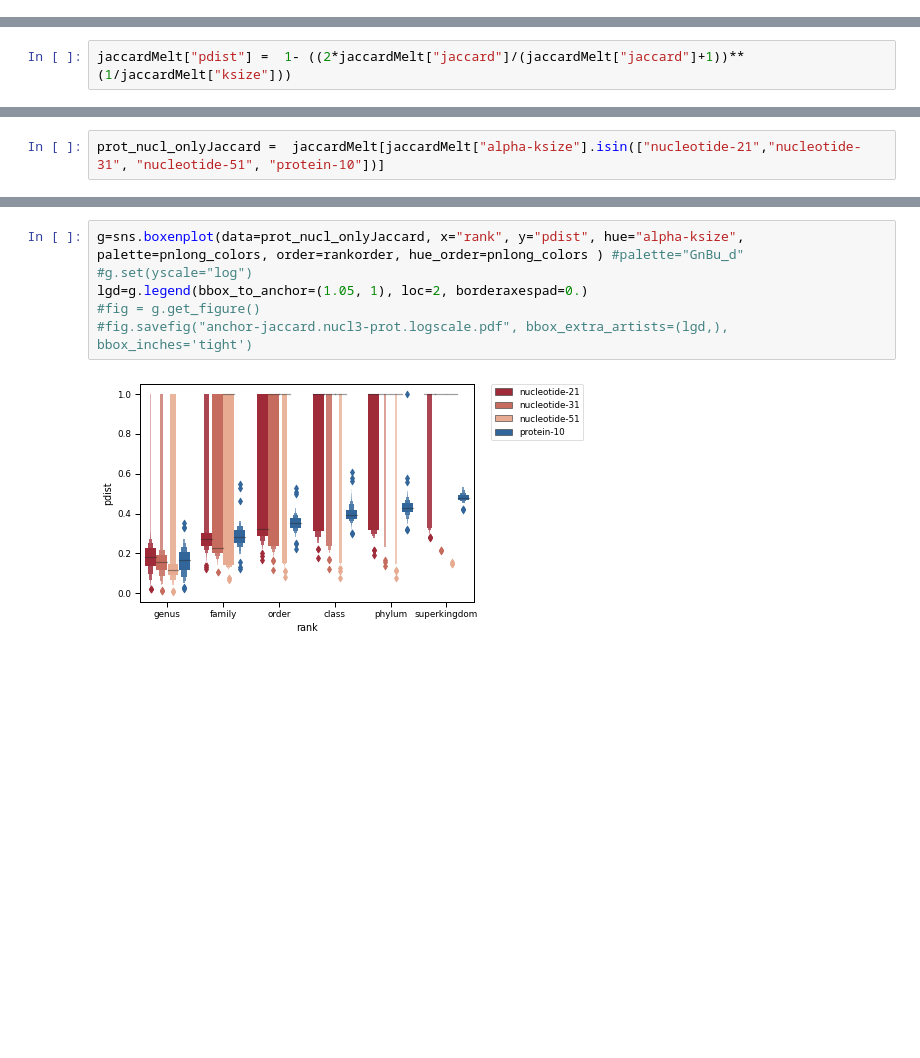
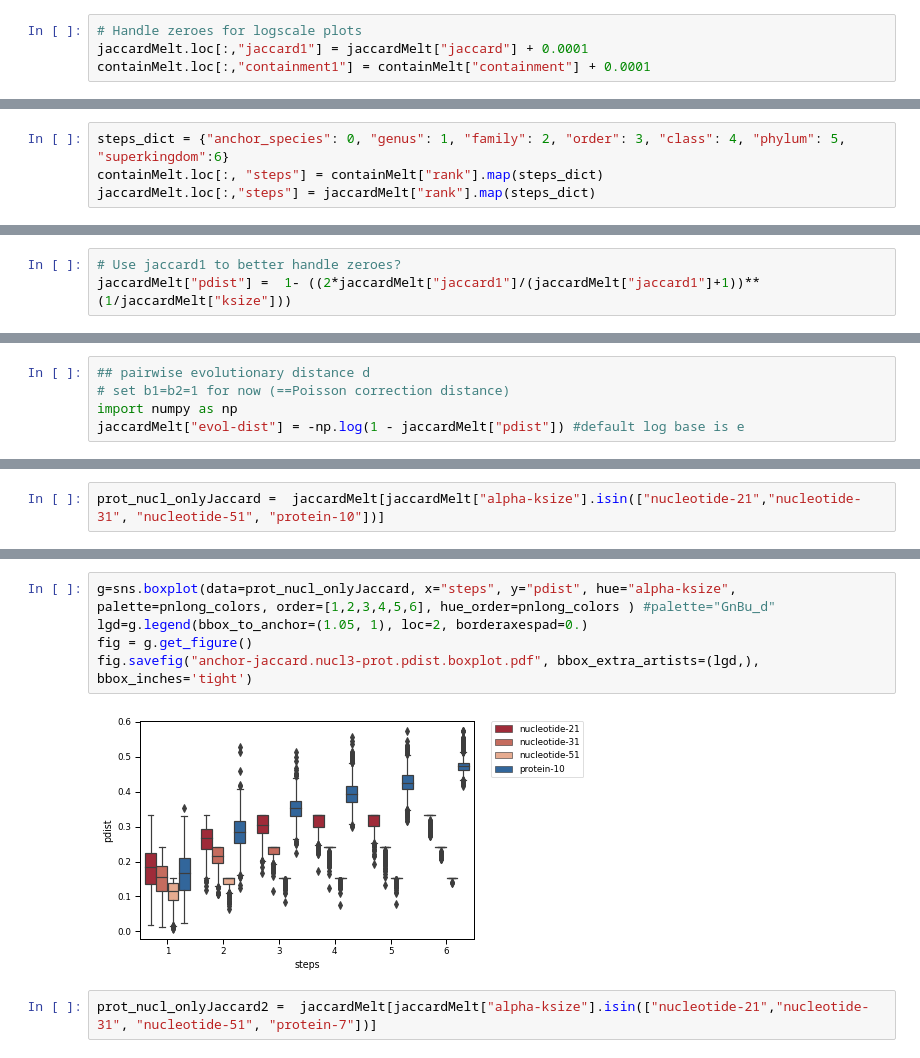
Before and after one commit to bluegenes/2020-dist-compare, a Jupyter notebook: notebooks/evolpaths-jaccard-and-contain.ipynb, the cells around one changed output, grey strips where cells are left out. Cells and saved outputs as stored; diff of their text form; blank space fills up the shorter version.

Commit message:
calc pairwise evol distance

```diff
--- a/notebooks/evolpaths-jaccard-and-contain.ipynb
+++ b/notebooks/evolpaths-jaccard-and-contain.ipynb
@@ -152,0 +172,4 @@ jaccardMelt=pd.melt(jaccardDF, id_vars=["evolpath", "ksize", "alphabet", "alpha-
+# %%
+# Handle zeroes for logscale plots
+jaccardMelt.loc[:,"jaccard1"] = jaccardMelt["jaccard"] + 0.0001
+containMelt.loc[:,"containment1"] = containMelt["containment"] + 0.0001
@@ -152,0 +192,4 @@ jaccardMelt=pd.melt(jaccardDF, id_vars=["evolpath", "ksize", "alphabet", "alpha-
+# %%
+steps_dict = {"anchor_species": 0, "genus": 1, "family": 2, "order": 3, "class": 4, "phylum": 5, "superkingdom":6}
+containMelt.loc[:, "steps"] = containMelt["rank"].map(steps_dict)
+jaccardMelt.loc[:,"steps"] = jaccardMelt["rank"].map(steps_dict)
@@ -308,4 +430,5 @@ p = 1 - ((2*jaccard/ jaccard + 1)^(1/ksize))
 jaccardMelt["jaccard"] = pd.to_numeric(jaccardMelt["jaccard"])
 jaccardMelt["ksize"] = pd.to_numeric(jaccardMelt["ksize"])
 # %%
-jaccardMelt["pdist"] =  1- ((2*jaccardMelt["jaccard"]/(jaccardMelt["jaccard"]+1))** (1/jaccardMelt["ksize"]))
+# Use jaccard1 to better handle zeroes?
+jaccardMelt["pdist"] =  1- ((2*jaccardMelt["jaccard1"]/(jaccardMelt["jaccard1"]+1))** (1/jaccardMelt["ksize"]))
@@ -312,3 +439,8 @@ jaccardMelt["pdist"] =  1- ((2*jaccardMelt["jaccard"]/(jaccardMelt["jaccard"]+1)
+# %%
+## pairwise evolutionary distance d
+# set b1=b2=1 for now (==Poisson correction distance)
+import numpy as np
+jaccardMelt["evol-dist"] = -np.log(1 - jaccardMelt["pdist"]) #default log base is e
 # %%
 jaccardMelt[jaccardMelt["rank"] == "phylum"]
 # %% [output]
@@ -344,8 +500,9 @@ prot_nucl_onlyJaccard =  jaccardMelt[jaccardMelt["alpha-ksize"].isin(["nucleotid
 # %%
-g=sns.boxenplot(data=prot_nucl_onlyJaccard, x="rank", y="pdist", hue="alpha-ksize", palette=pnlong_colors, order=rankorder, hue_order=pnlong_colors ) #palette="GnBu_d"
-#g.set(yscale="log")
+g=sns.boxplot(data=prot_nucl_onlyJaccard, x="steps", y="pdist", hue="alpha-ksize", palette=pnlong_colors, order=[1,2,3,4,5,6], hue_order=pnlong_colors ) #palette="GnBu_d"
 lgd=g.legend(bbox_to_anchor=(1.05, 1), loc=2, borderaxespad=0.)
-#fig = g.get_figure()
-#fig.savefig("anchor-jaccard.nucl3-prot.logscale.pdf", bbox_extra_artists=(lgd,), bbox_inches='tight')
+fig = g.get_figure()
+fig.savefig("anchor-jaccard.nucl3-prot.pdist.boxplot.pdf", bbox_extra_artists=(lgd,), bbox_inches='tight')
 # %% [output]
-[figure, old version]
+[figure, new version]
+# %%
+prot_nucl_onlyJaccard2 =  jaccardMelt[jaccardMelt["alpha-ksize"].isin(["nucleotide-21","nucleotide-31", "nucleotide-51", "protein-7"])]
```
Also changed, not shown: parts of 35 cells of this notebook.
